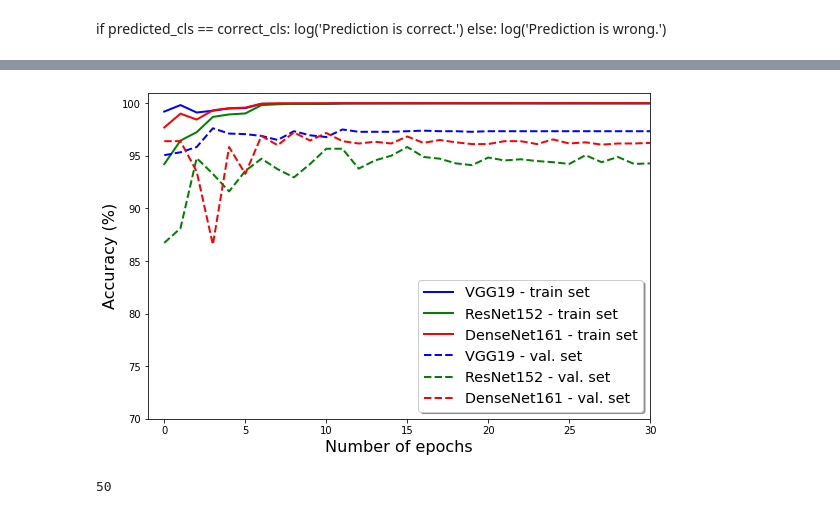
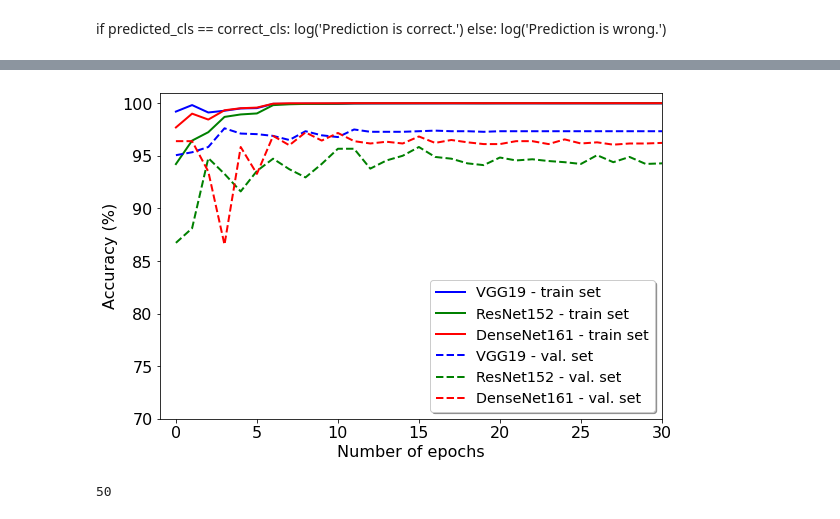
Before and after one commit to garciaml/BrainQCNet_paper_results, a Jupyter notebook: Figures_new.ipynb, the cells around one changed output, grey strips where cells are left out. Drawn from its saved outputs; the diff is of its cells as text; code cells hidden in the pictures.

```diff
--- a/Figures_new.ipynb
+++ b/Figures_new.ipynb
@@ -85,22 +87,24 @@ accu2_train_resnet152, accu2_val_resnet152 = get_accuracies(L2_resnet152)
 # %%
 fig, ax = plt.subplots(figsize=(9,6))
 # training perf
 ax.plot(accu2_train_vgg19, 'b-', label='VGG19 - train set', linewidth=2)
 ax.plot(accu2_train_resnet152, 'g-', label='ResNet152 - train set', linewidth=2)
 ax.plot(accu2_train_densenet161, 'r-', label='DenseNet161 - train set', linewidth=2)
 # validation perfs
 ax.plot(accu2_val_vgg19, 'b--', label='VGG19 - val. set', linewidth=2)
 ax.plot(accu2_val_resnet152, 'g--', label='ResNet152 - val. set', linewidth=2)
 ax.plot(accu2_val_densenet161, 'r--',label='DenseNet161 - val. set', linewidth=2)
 plt.xlim(-1, 30)
 plt.ylim(70,101)
 # plt.title("Performance on the train and validation sets during training")
 plt.xlabel("Number of epochs", fontsize=16)
 plt.ylabel("Accuracy (%)", fontsize=16)
+plt.xticks(fontsize=16)
+plt.yticks(fontsize=16)
 legend = ax.legend(loc='lower right', shadow=True, fontsize='x-large')
 plt.show()
 # %% [output]
-[figure, old version]
+[figure, new version]
 # %%
 len(accu2_val_vgg19)
 # %% [output]
```
Also changed, not shown: parts of 1 cell of this notebook.
